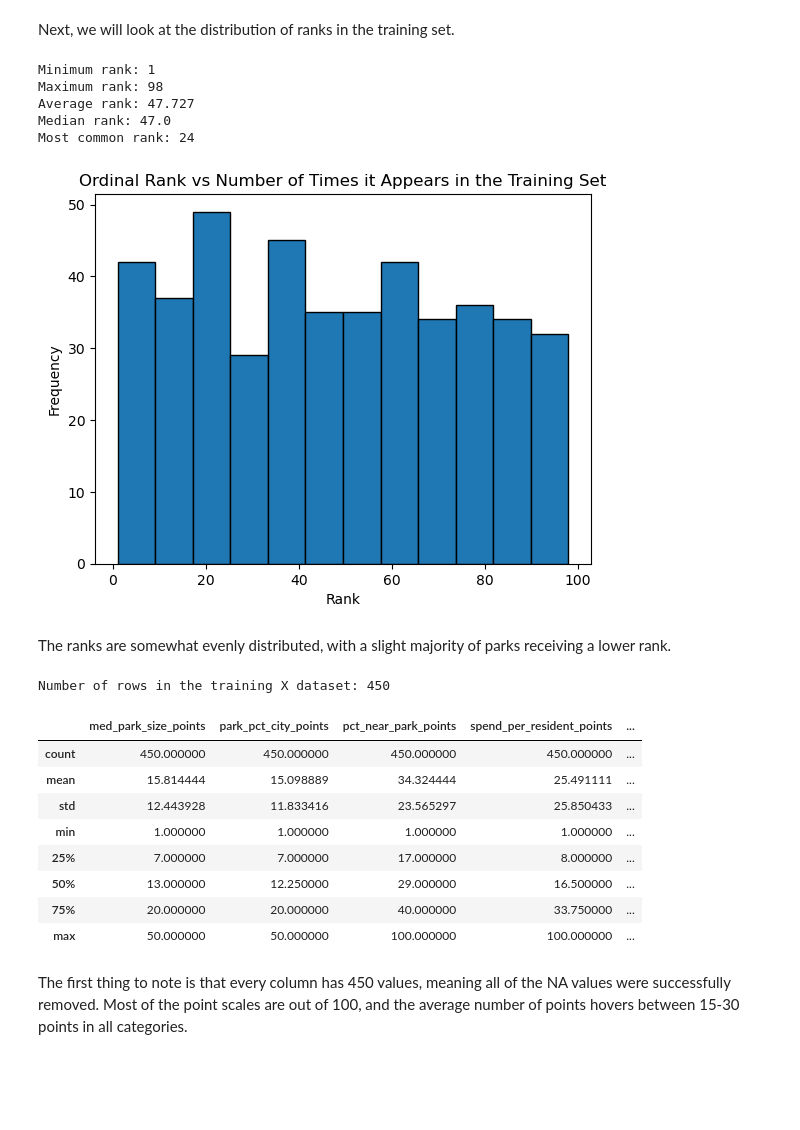
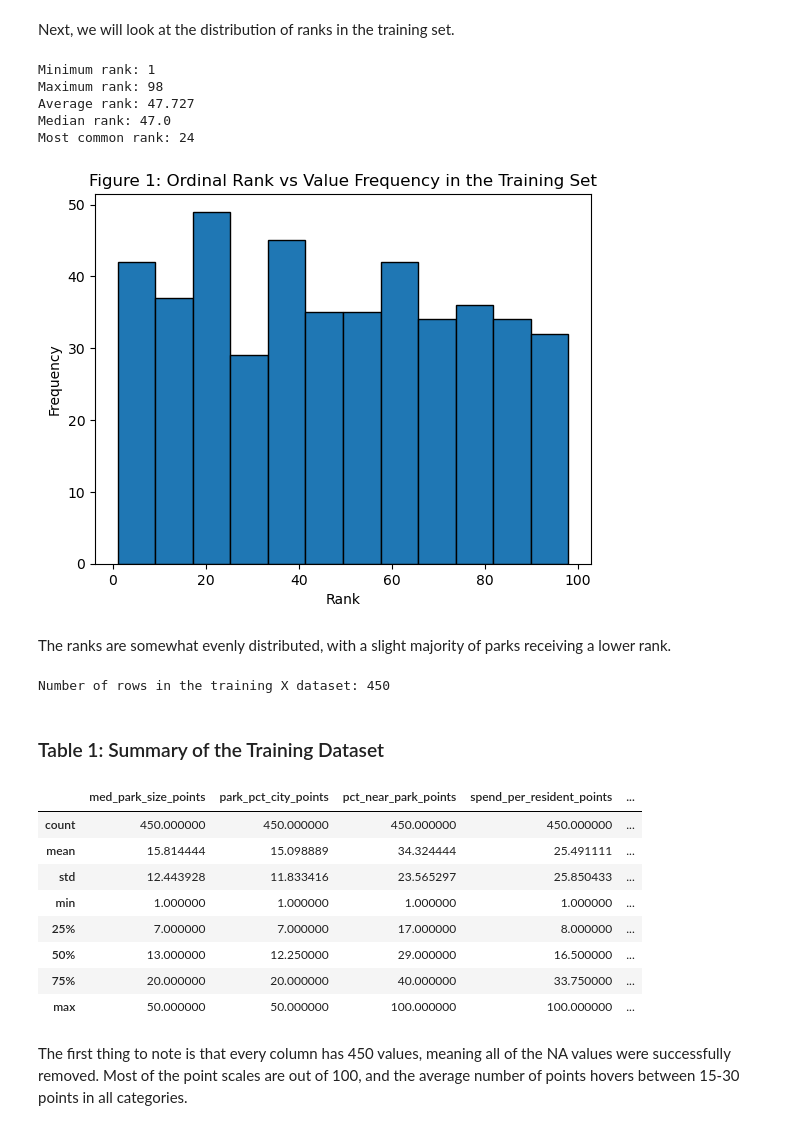
Before and after one commit to UBC-DSCI-310-2025W2/dsci-310-group-08, a Jupyter notebook: notebooks/parks_analysis.ipynb, the cells around one changed output. Drawn from its saved outputs; the diff is of its cells as text; code cells hidden in the pictures; blank space fills up the shorter version.

```diff
--- a/notebooks/parks_analysis.ipynb
+++ b/notebooks/parks_analysis.ipynb
@@ -175,32 +175,36 @@ Next, we will look at the distribution of ranks in the training set.
 # %%
 import matplotlib.pyplot as plt
 import numpy as np
 import statistics
 
 print(f"Minimum rank: {y_train.min()}")
 print(f"Maximum rank: {y_train.max()}")
 print(f"Average rank: {round(y_train.mean(), 3)}")
 print(f"Median rank: {y_train.median()}")
 print(f"Most common rank: {statistics.mode(y_train)}")
 
 plt.hist(y_train, bins = 12, edgecolor='black')
 plt.xlabel("Rank")
 plt.ylabel("Frequency")
-plt.title("Ordinal Rank vs Number of Times it Appears in the Training Set");
+plt.title("Figure 1: Ordinal Rank vs Value Frequency in the Training Set");
 # %% [output]
 Minimum rank: 1
 Maximum rank: 98
 Average rank: 47.727
 Median rank: 47.0
 Most common rank: 24
-[figure, old version]
+[figure, new version]
 # %% [markdown]
 The ranks are somewhat evenly distributed, with a slight majority of parks receiving a lower rank.
 # %%
+from IPython.display import display, HTML
+
 print("Number of rows in the training X dataset:", len(X_train))
+display(HTML("<h3>Table 1:  Summary of the Training Dataset</h3>"))
 X_train.describe()
 # %% [output]
 Number of rows in the training X dataset: 450
+Table 1: Summary of the Training Dataset
 |  | med_park_size_points | park_pct_city_points | pct_near_park_points | spend_per_resident_points | ... |
 | count | 450.000000 | 450.000000 | 450.000000 | 450.000000 | ... |
 | mean | 15.814444 | 15.098889 | 34.324444 | 25.491111 | ... |
```
Also changed, not shown: parts of 6 cells of this notebook.
